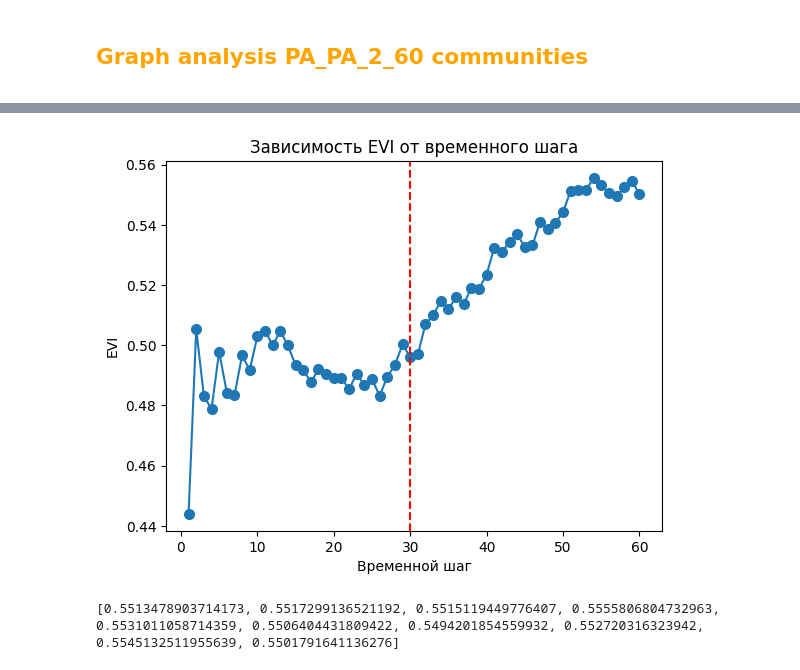
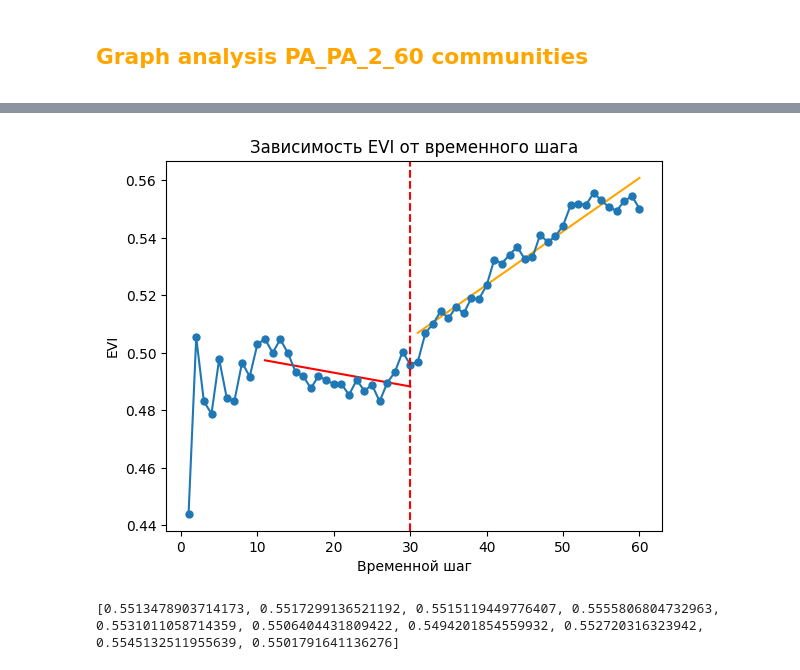
Before and after one commit to Mikhaelyes/Diploma, a Jupyter notebook: Programs/Synthetic_graph_analysis.ipynb, the cells around one changed output, grey strips where cells are left out. Drawn from its saved outputs; the diff is of its cells as text; code cells hidden in the pictures.

```diff
--- a/Programs/Synthetic_graph_analysis.ipynb
+++ b/Programs/Synthetic_graph_analysis.ipynb
@@ -268,13 +270,42 @@ y_gr = [0.4439634820309468, 0.5053884953500907, 0.48313207584862194, 0.478801195
 # %%
+y_gr = [0.4439634820309468, 0.5053884953500907, 0.48313207584862194, 0.4788011957004077, 0.49782897527278, \
+0.48425973185954785, 0.4833135164139506, 0.4965995446759335, 0.4917584250788458, 0.5029401656134143, \
+0.5048287548562218, 0.5000168008526069, 0.5046640695869176, 0.4999305635268403, 0.49335549417297475, \
+0.4919347452898135, 0.4876633952774112, 0.49194504620432067, 0.49051539865270755, 0.48912296051930326, \
+0.48912296051930326, 0.4854103303845321, \
+0.490567963799041, 0.486805725811033, 0.4888399899090885, 0.4831373891263322, \
+0.4895799248239818, 0.49335416407280697, 0.5003413173473916, 0.49594136201047334, \
+0.4969451851172728, 0.507038076305717, 0.5100548112039185, 0.5145577954964082, 0.5119931030815241, \
+0.5159576177990441, 0.5137067043254113, \
+0.5190714350509875, 0.51872927130273, 0.5234928597721851, \
+0.5324379063744562, 0.5310757169618388, 0.5341502200528989, 0.5368283155840334, 0.5325856371737032, 0.5332012504470676, \
+0.5410729763753341, 0.5385053864687865, 0.5405454458206904, 0.5442855201053014, \
+0.5513478903714173, 0.5517299136521192, 0.5515119449776407, 0.5555806804732963, 0.5531011058714359, \
+0.5506404431809422, 0.5494201854559932, \
+0.552720316323942, 0.5545132511955639, 0.5501791641136276]
+
 x_gr = np.linspace(1, 60, 60)
-plt.plot(x_gr, y_gr, marker='o', markersize=7)
+
+start_1 = 10
+stop_1 = 30
+
+start_2 = 30
+stop_2 = 60
+
+slope_1, intercept_1, r_value_1, p_value_1, std_err_1 = stats.linregress(x_gr[start_1:stop_1], y_gr[start_1:stop_1])
+slope_2, intercept_2, r_value_2, p_value_2, std_err_2 = stats.linregress(x_gr[start_2:stop_2], y_gr[start_2:stop_2])
+
+plt.plot(x_gr[start_1:stop_1], slope_1 * x_gr[start_1:stop_1] + intercept_1, color='red')
+plt.plot(x_gr[start_2:stop_2], slope_2 * x_gr[start_2:stop_2] + intercept_2, color='orange')
+
+plt.plot(x_gr, y_gr, marker='o', markersize=5, color='tab:blue')
 plt.xlabel('Временной шаг') #Хвостовые ингде
 plt.ylabel('EVI') #Подпись для оси y
 plt.axvline(x = 30, color = 'r', linestyle="--")
 plt.title('Зависимость EVI от временного шага') #Название
 plt.show()
 # %% [output]
-[figure, old version]
+[figure, new version]
 # %%
 print(y_gr)
 # %% [output]
```
Also changed, not shown: parts of 18 cells of this notebook.
